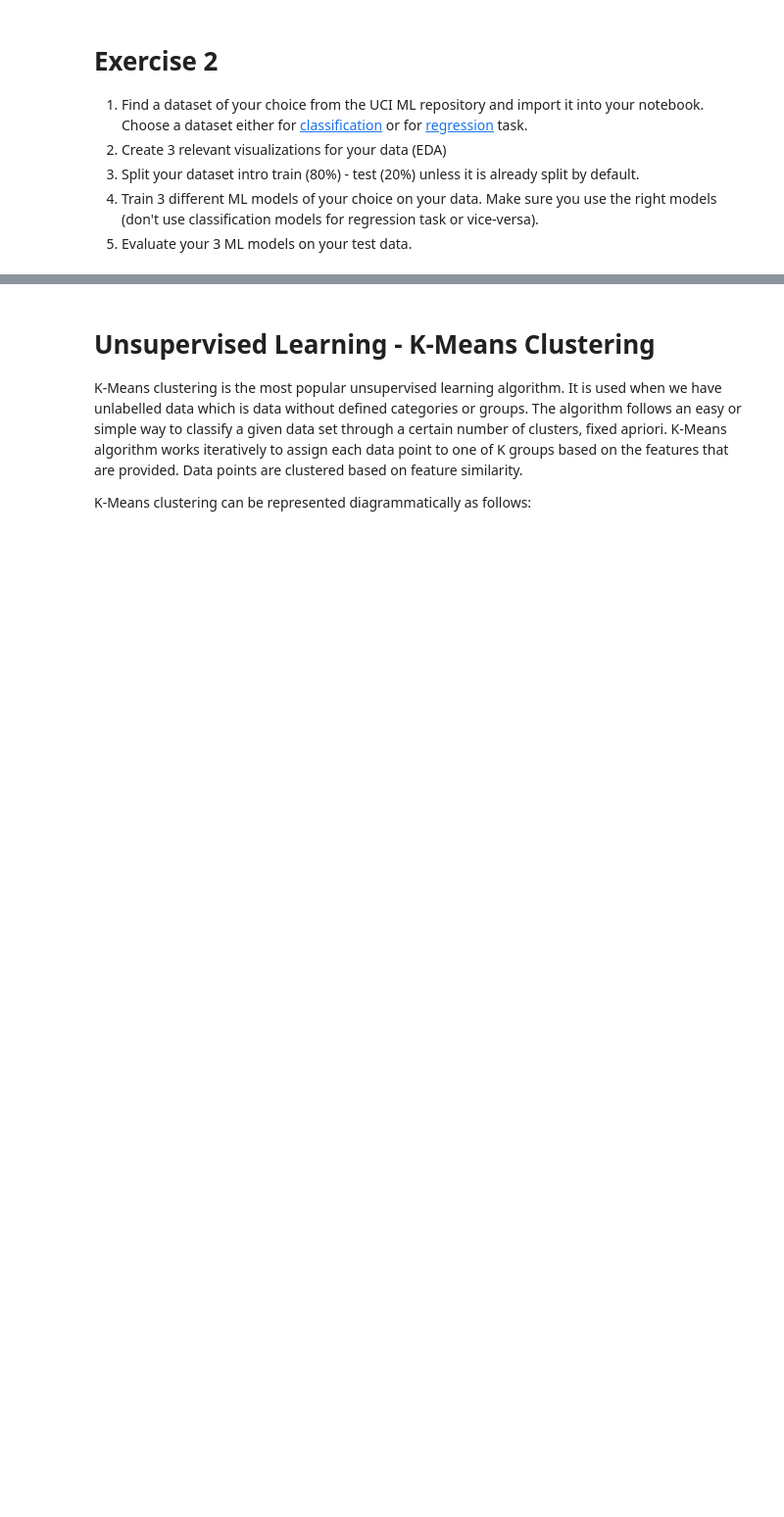
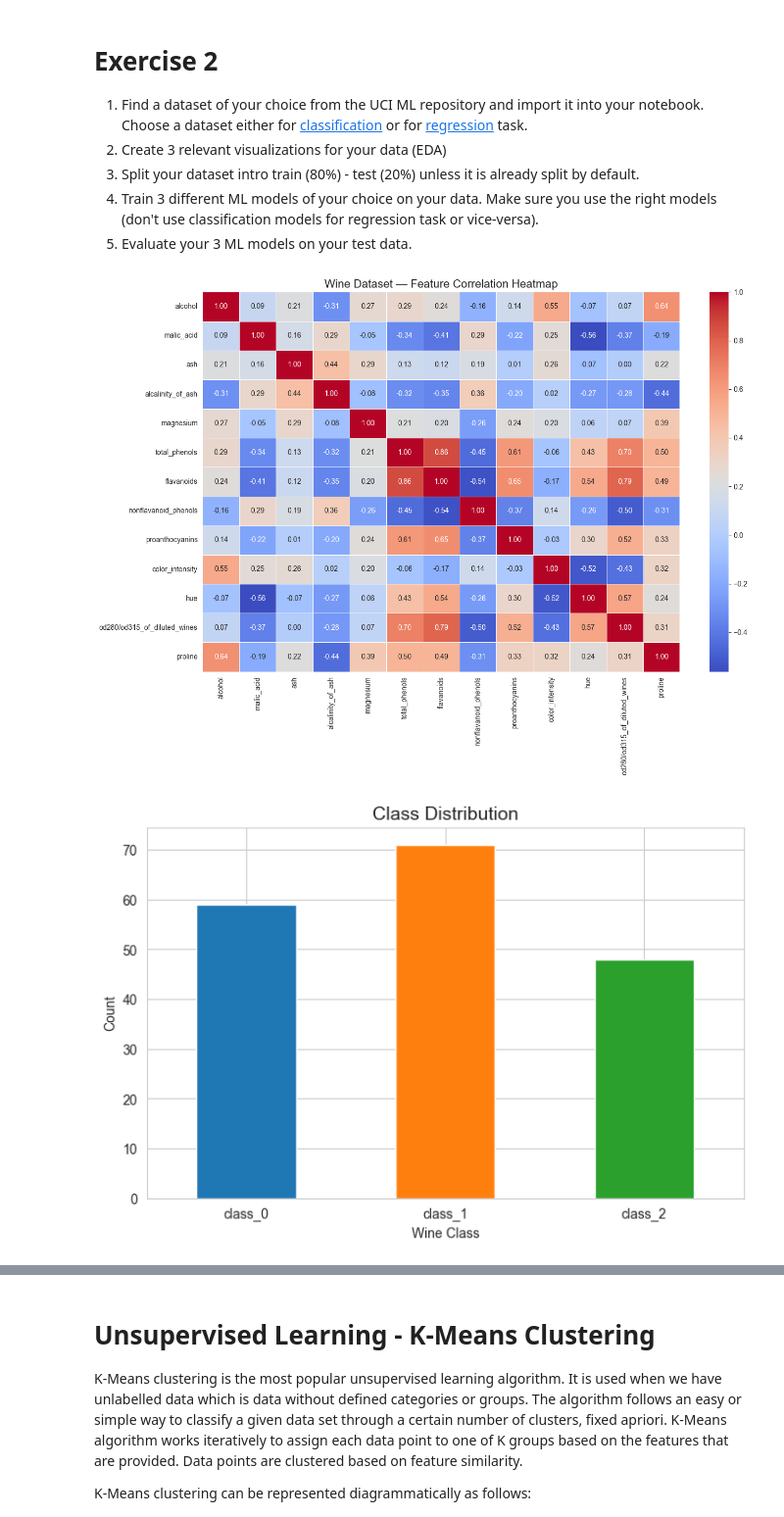
Before and after one commit to AlexandruCL/An_3, a Jupyter notebook: Sem_2/DM/Week_10/DM9_2025.ipynb, the cells around one changed output, grey strips where cells are left out. Shown at 98% size. Drawn from its saved outputs; the diff is of its cells as text; code cells hidden in the pictures; blank space fills up the shorter version.

```diff
--- a/Sem_2/DM/Week_10/DM9_2025.ipynb
+++ b/Sem_2/DM/Week_10/DM9_2025.ipynb
@@ -844,0 +747,78 @@ print(f"\nBest Model (by R² Score): {best_model}")
+# %%
+# 1. Load dataset
+from sklearn.datasets import load_wine
+from sklearn.model_selection import train_test_split
+from sklearn.preprocessing import StandardScaler
+from sklearn.neighbors import KNeighborsClassifier
+from sklearn.ensemble import RandomForestClassifier
+from sklearn.svm import SVC
+from sklearn.metrics import classification_report, confusion_matrix, ConfusionMatrixDisplay
+import pandas as pd
+import seaborn as sns
+import matplotlib.pyplot as plt
+
+wine = load_wine()
+X = pd.DataFrame(wine.data, columns=wine.feature_names)
+y = wine.target
+
+# 2. EDA — 3 Visualizations
+
+# Viz 1: Correlation heatmap
+plt.figure(figsize=(14, 10))
+plt.title("Wine Dataset — Feature Correlation Heatmap", fontsize=16)
+sns.heatmap(X.corr(), annot=True, fmt=".2f", cmap="coolwarm", linewidths=0.5)
+plt.tight_layout()
+plt.show()
+
+# Viz 2: Class distribution
+plt.figure(figsize=(8, 5))
+pd.Series(y).value_counts().sort_index().plot(kind='bar', color=['#1f77b4','#ff7f0e','#2ca02c'])
+plt.title("Class Distribution", fontsize=14)
+plt.xlabel("Wine Class"); plt.ylabel("Count")
+plt.xticks(ticks=[0,1,2], labels=wine.target_names, rotation=0)
+plt.show()
+
+# Viz 3: Pairplot of selected features
+plot_df = X[['alcohol','flavanoids','color_intensity','proline']].copy()
+plot_df['target'] = y
+sns.pairplot(plot_df, hue='target', palette='viridis', diag_kind='kde')
+plt.suptitle("Pairplot of Selected Features", y=1.02, fontsize=14)
+plt.show()
+
+# 3. Train/Test split (80/20)
+X_train, X_test, y_train, y_test = train_test_split(
+    X, y, test_size=0.2, random_state=42, stratify=y
+)
+scaler = StandardScaler()
+X_train_scaled = scaler.fit_transform(X_train)
+X_test_scaled  = scaler.transform(X_test)
+
+# 4. Train 3 models
+knn = KNeighborsClassifier(n_neighbors=5)
+knn.fit(X_train_scaled, y_train)
+y_pred_knn = knn.predict(X_test_scaled)
+
+rf = RandomForestClassifier(n_estimators=100, random_state=42)
+rf.fit(X_train_scaled, y_train)
+y_pred_rf = rf.predict(X_test_scaled)
+
+svm = SVC(kernel='rbf', random_state=42)
+svm.fit(X_train_scaled, y_train)
+y_pred_svm = svm.predict(X_test_scaled)
+
+# 5. Evaluate all 3 models
+models = {"KNN": y_pred_knn, "Random Forest": y_pred_rf, "SVM": y_pred_svm}
+
+for name, y_pred in models.items():
+    print(f"\n{'='*50}")
+    print(f"  {name} — Classification Report")
+    print(f"{'='*50}")
+    print(classification_report(y_test, y_pred, target_names=wine.target_names))
+    cm = confusion_matrix(y_test, y_pred)
+    disp = ConfusionMatrixDisplay(confusion_matrix=cm, display_labels=wine.target_names)
+    disp.plot(cmap='viridis')
+    plt.title(f"{name} — Confusion Matrix")
+    plt.show()
+# %% [output]
+[figure, added]
+[figure, added]
```
Also changed, not shown: parts of 27 cells of this notebook, 2 other files.
